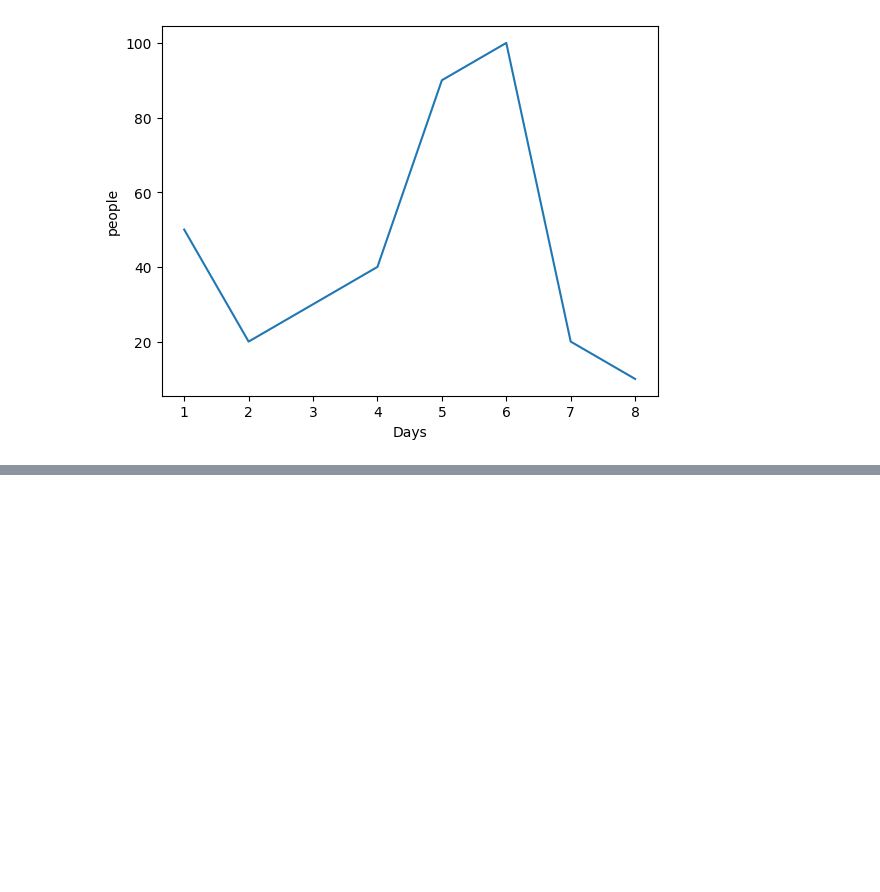
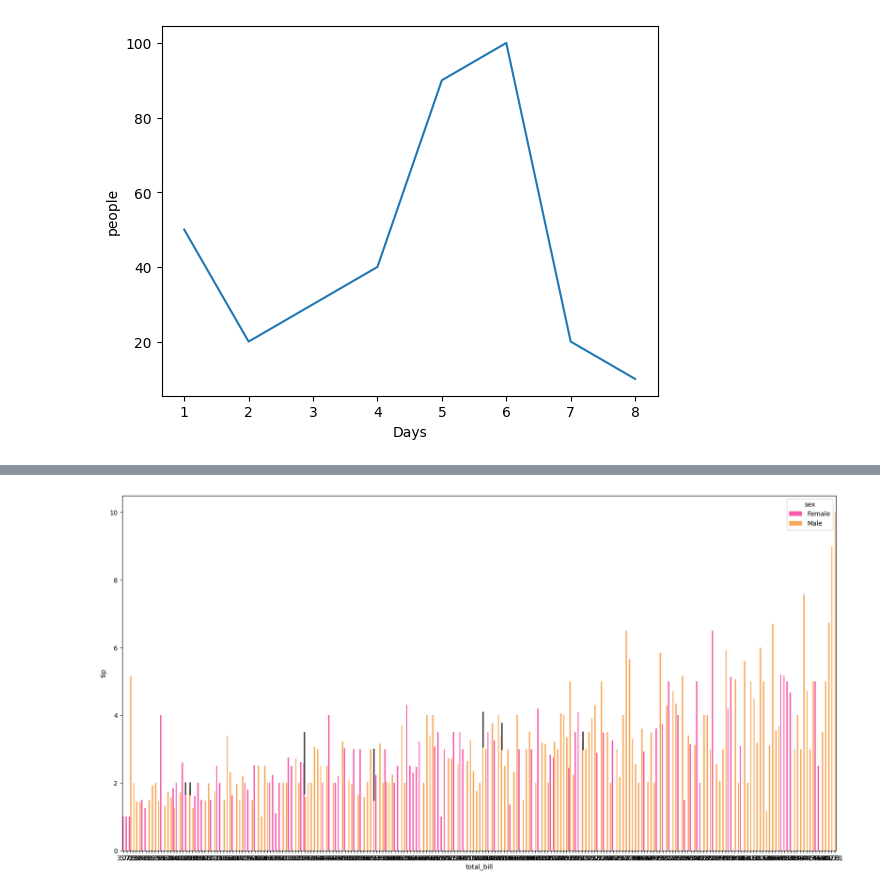
Before and after one commit to rishabh6900/PPNMS, a Jupyter notebook: Seaborn/Seaborn file .ipynb, the cells around one changed output, grey strips where cells are left out. Saved outputs shown, nothing was run; the diff lists cells and outputs as text; code cells hidden in the pictures; blank space fills up the shorter version.

```diff
--- a/Seaborn/Seaborn file .ipynb
+++ b/Seaborn/Seaborn file .ipynb
@@ -22,0 +46,6 @@ sns.lineplot(x="Days",y="people",data= df)
+# %%
+plt.figure(figsize=(20,10))
+sns.barplot(x="total_bill",y = "tip",data=df,hue = 'sex',palette="spring",saturation=0.9)
+plt.show()
+# %% [output]
+[figure, added]
```
Also changed, not shown: parts of 7 cells of this notebook, 4 other files.
